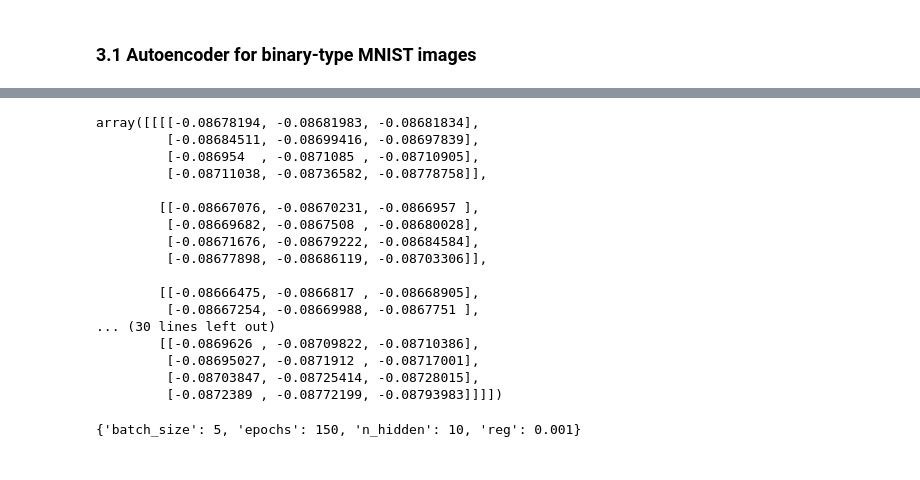
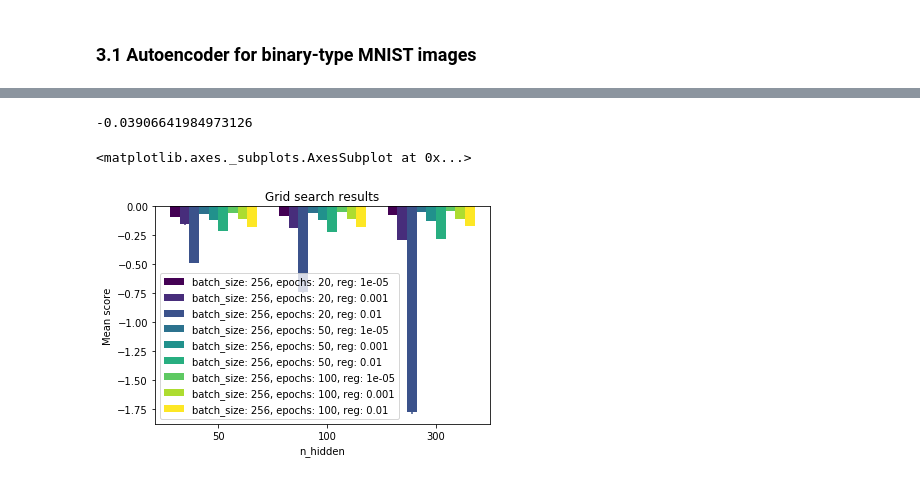
Before and after one commit to romainrey/ANN_DD2437, a Jupyter notebook: Labs_Code/Lab 4/Part 1.ipynb, the cells around one changed output, grey strips where cells are left out. Saved outputs shown, nothing was run; the diff lists cells and outputs as text; code cells hidden in the pictures.

```diff
--- a/Labs_Code/Lab 4/Part 1.ipynb
+++ b/Labs_Code/Lab 4/Part 1.ipynb
@@ -24,26 +22,30 @@ td_test = np.reshape(np.loadtxt('../../targetdigit_tst.csv', delimiter=',', dtyp
 # %%
 def create_model(n_hidden, reg):
     model = k.models.Sequential()
-    model.add(k.layers.Dense(n_hidden, input_dim = 784, kernel_initializer='RandomNormal', activation='sigmoid', use_bias = True,
+    model.add(k.layers.Dense(n_hidden, input_dim = 784, kernel_initializer='RandomNormal', activation='relu', use_bias = True,
                              bias_initializer = 'Zeros', kernel_regularizer=k.regularizers.l2(reg)))
     model.add(k.layers.Dense(784, kernel_initializer='RandomNormal', activation='sigmoid', use_bias = True,
                              bias_initializer = 'Zeros', kernel_regularizer=k.regularizers.l2(reg)))
     model.compile(optimizer='adam', loss='mean_squared_error')
     return(model)
 
+callback = k.callbacks.EarlyStopping(monitor='loss', min_delta=0, )
 seed = 7
 np.random.seed(seed)
 model = KerasRegressor(build_fn=create_model)
 # %%
-epochs = [50, 100, 150]
-batches = [5, 10, 20]
-n_hiddens = [10, 50, 100, 500]
-regs = [0.001, 0.01, 0.1]
-params = dict(epochs = epochs, batch_size = batches, n_hidden = n_hiddens, reg = regs)
+epochs = [20, 50 , 100]
+n_hiddens = [50, 100, 300]
+#n_hidden = [50]
+#regs = [0.001]
+regs = [0.00001, 0.001, 0.01]
+params = dict(epochs = epochs, n_hidden = n_hiddens, reg = regs, batch_size = [256])
 # %%
 grid = GridSearchCV(estimator=model, param_grid=params, n_jobs=1, verbose = 1, )
 # %%
-n_splits = 5
+# Sampling to accelerate the grid Search
+
+n_splits = 10
 skf = StratifiedKFold(n_splits=n_splits, shuffle=True, random_state=seed)
 splits = skf.split(bd_train, td_train)
 for x,y in splits:
@@ -109,20 +77,0 @@ scores = scores.reshape([3,3,4,3])
-# %%
-scores
-# %% [output]
-array([[[[-0.08678194, -0.08681983, -0.08681834],
-         [-0.08684511, -0.08699416, -0.08697839],
-         [-0.086954  , -0.0871085 , -0.08710905],
-         [-0.08711038, -0.08736582, -0.08778758]],
-
-        [[-0.08667076, -0.08670231, -0.0866957 ],
-         [-0.08669682, -0.0867508 , -0.08680028],
-         [-0.08671676, -0.08679222, -0.08684584],
-         [-0.08677898, -0.08686119, -0.08703306]],
-
-        [[-0.08666475, -0.0866817 , -0.08668905],
-         [-0.08667254, -0.08669988, -0.0867751 ],
-... (30 lines left out)
-        [[-0.0869626 , -0.08709822, -0.08710386],
-         [-0.08695027, -0.0871912 , -0.08717001],
-         [-0.08703847, -0.08725414, -0.08728015],
-         [-0.0872389 , -0.08772199, -0.08793983]]]])
@@ -151,4 +78,11 @@ def get_two_dim(x, line, scores, ax):
-# %%
-gr.best_params_
-# %% [output]
-{'batch_size': 5, 'epochs': 150, 'n_hidden': 10, 'reg': 0.001}
+# %%
+gr = grid_result2
+gr.best_score_
+# %% [output]
+-0.03906641984973126
+# %%
+from sklearn_evaluation import plot
+plot.grid_search(gr.grid_scores_, change = 'n_hidden', kind = 'bar')
+# %% [output]
+<matplotlib.axes._subplots.AxesSubplot at 0x...>
+[figure, added]
```
Also changed, not shown: parts of 18 cells of this notebook.
